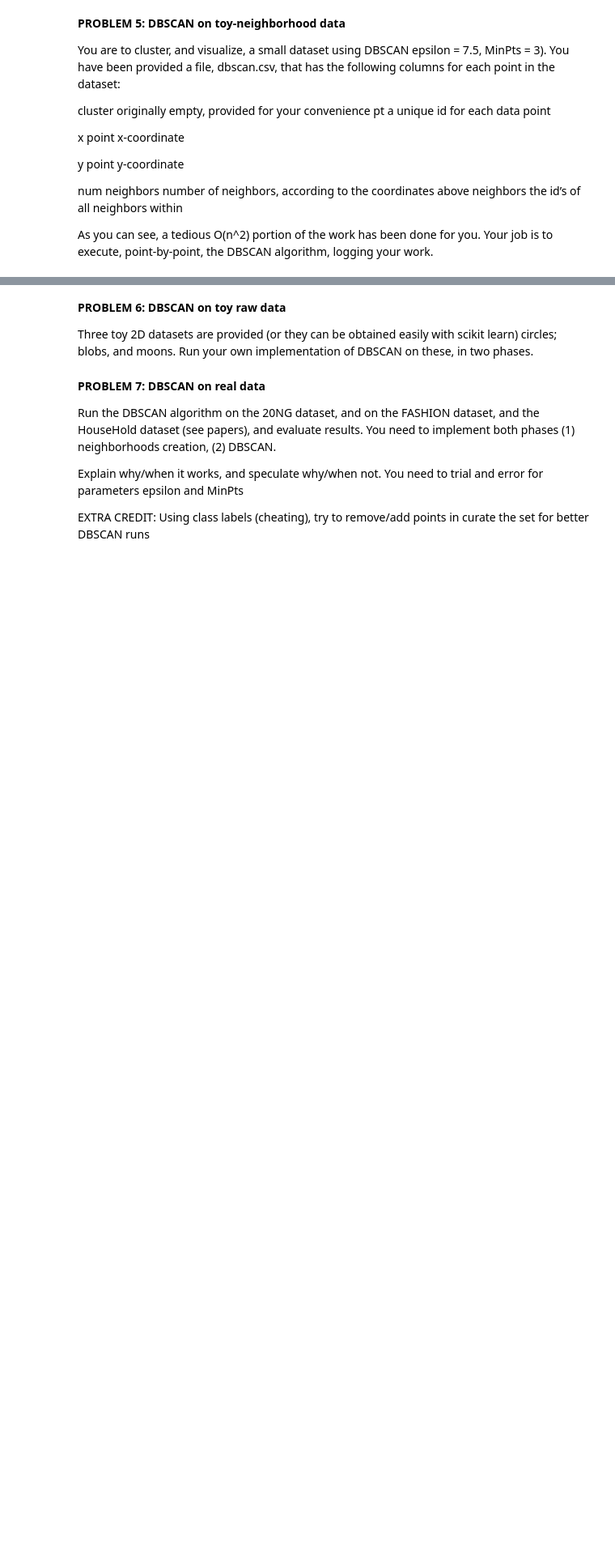
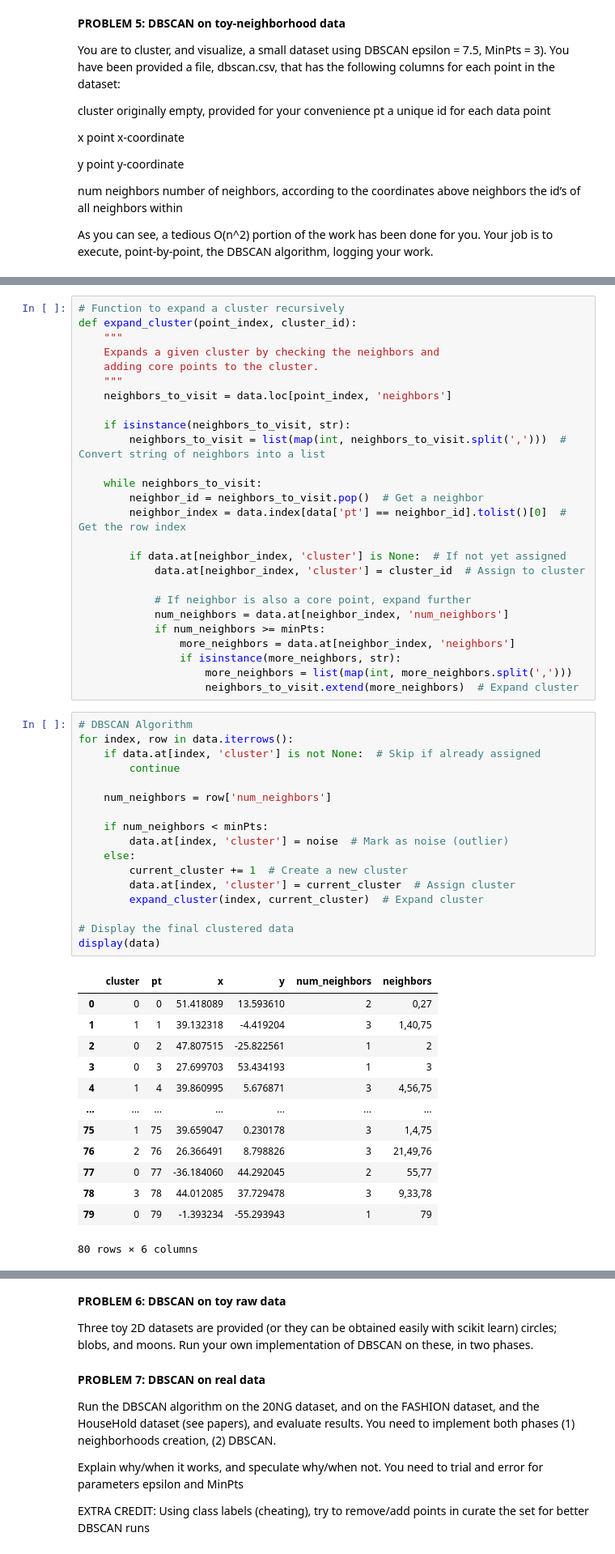
Before and after one commit to HalgasAdrian/CS5230-Coursework, a Jupyter notebook: HW2B Clustering DBSCAN, Hierarchical Clustering.ipynb, the cells around one changed output, grey strips where cells are left out. Shown at 81% size. Saved outputs shown, nothing was run; the diff lists cells and outputs as text; blank space fills up the shorter version.

```diff
--- a/HW2B Clustering DBSCAN, Hierarchical Clustering.ipynb
+++ b/HW2B Clustering DBSCAN, Hierarchical Clustering.ipynb
@@ -37,0 +53,57 @@ Numeric data shape: (80, 5)
+# %%
+# Function to expand a cluster recursively
+def expand_cluster(point_index, cluster_id):
+    """
+    Expands a given cluster by checking the neighbors and
+    adding core points to the cluster.
+    """
+    neighbors_to_visit = data.loc[point_index, 'neighbors']
+
+    if isinstance(neighbors_to_visit, str):
+        neighbors_to_visit = list(map(int, neighbors_to_visit.split(',')))  # Convert string of neighbors into a list
+
+    while neighbors_to_visit:
+        neighbor_id = neighbors_to_visit.pop()  # Get a neighbor
+        neighbor_index = data.index[data['pt'] == neighbor_id].tolist()[0]  # Get the row index
+
+        if data.at[neighbor_index, 'cluster'] is None:  # If not yet assigned
+            data.at[neighbor_index, 'cluster'] = cluster_id  # Assign to cluster
+
+            # If neighbor is also a core point, expand further
+            num_neighbors = data.at[neighbor_index, 'num_neighbors']
+            if num_neighbors >= minPts:
+                more_neighbors = data.at[neighbor_index, 'neighbors']
+                if isinstance(more_neighbors, str):
+                    more_neighbors = list(map(int, more_neighbors.split(',')))
+                    neighbors_to_visit.extend(more_neighbors)  # Expand cluster
+# %%
+# DBSCAN Algorithm
+for index, row in data.iterrows():
+    if data.at[index, 'cluster'] is not None:  # Skip if already assigned
+        continue
+
+    num_neighbors = row['num_neighbors']
+
+    if num_neighbors < minPts:
+        data.at[index, 'cluster'] = noise  # Mark as noise (outlier)
+    else:
+        current_cluster += 1  # Create a new cluster
+        data.at[index, 'cluster'] = current_cluster  # Assign cluster
+        expand_cluster(index, current_cluster)  # Expand cluster
+
+# Display the final clustered data
+display(data)
+# %% [output]
+|  | cluster | pt | x | y | num_neighbors | neighbors |
+| 0 | 0 | 0 | 51.418089 | 13.593610 | 2 | 0,27 |
+| 1 | 1 | 1 | 39.132318 | -4.419204 | 3 | 1,40,75 |
+| 2 | 0 | 2 | 47.807515 | -25.822561 | 1 | 2 |
+| 3 | 0 | 3 | 27.699703 | 53.434193 | 1 | 3 |
+| 4 | 1 | 4 | 39.860995 | 5.676871 | 3 | 4,56,75 |
+| ... | ... | ... | ... | ... | ... | ... |
+| 75 | 1 | 75 | 39.659047 | 0.230178 | 3 | 1,4,75 |
+| 76 | 2 | 76 | 26.366491 | 8.798826 | 3 | 21,49,76 |
+| 77 | 0 | 77 | -36.184060 | 44.292045 | 2 | 55,77 |
+| 78 | 3 | 78 | 44.012085 | 37.729478 | 3 | 9,33,78 |
+| 79 | 0 | 79 | -1.393234 | -55.293943 | 1 | 79 |
+80 rows × 6 columns
```
Also changed, not shown: parts of 4 cells of this notebook.
